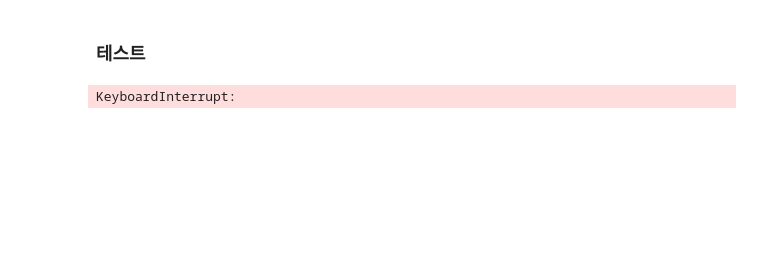
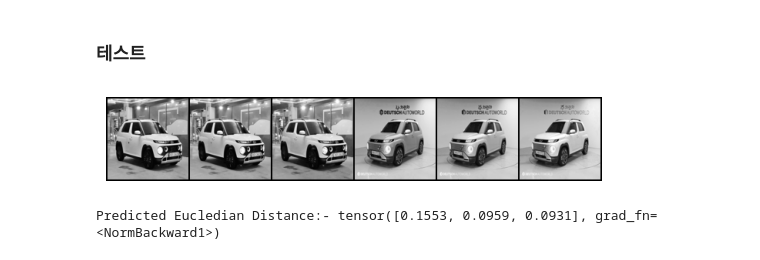
Before and after one commit to seanny3/2023-SW-IAC, a Jupyter notebook: ShortTerm-Internship/project/siamese_net/test.ipynb, the cells around one changed output. Saved outputs shown, nothing was run; the diff lists cells and outputs as text; code cells hidden in the pictures; blank space fills up the shorter version.

```diff
--- a/ShortTerm-Internship/project/siamese_net/test.ipynb
+++ b/ShortTerm-Internship/project/siamese_net/test.ipynb
@@ -217,37 +232,25 @@ for epoch in range(1, 20):
 # %% [markdown]
 ### 테스트
 # %%
-transform = transforms.Compose(
-    [transforms.Resize((105, 105)), transforms.ToTensor()]
-)
-test_dataset = ImageFolder("./database/test/", transform=transform)  # transform은 SiameseNetworkDataset에서 수행
-test_dataloader = SiameseNetworkDataset(imageFolderDataset=test_dataset, transform=transform)
-
 model = SiameseNetwork()
 model.load_state_dict(torch.load("best.pt"))
 model.eval()  # Set the model to evaluation mode
+device = torch.device('cpu')
 
-print(test_dataloader[0])
-count = 0
-for i, data in tqdm(enumerate(test_dataloader,0), total=len(test_dataloader)):
-    x0, x1, label = data
-    img0 = torch.unsqueeze(img0, 1)  # Add channel dimension
-    img1 = torch.unsqueeze(img1, 1)  # Add channel dimension
-    concat = torch.cat((x0, x1), 0)
-    output1, output2 = model(x0.to(device), x1.to(device))
+totensor = transforms.ToTensor()
 
-    eucledian_distance = F.pairwise_distance(output1, output2)
+x0 = totensor(Image.open('./database/test/hyundai+casper/test.jpg').resize((105, 105)))
+x1 = totensor(Image.open('./database/test/hyundai+casper/test2.jpg').resize((105, 105)))
 
-    if label == torch.FloatTensor([[0]]):
-        label = "Original Pair Of Signature"
-    else:
-        label = "Forged Pair Of Signature"
+x0 = torch.unsqueeze(x0, 1)  # Add channel dimension
+x1 = torch.unsqueeze(x1, 1)  # Add channel dimension
+output1, output2 = model(x0.to(device), x1.to(device))
 
-    imshow(torchvision.utils.make_grid(concat))
-    print("Predicted Eucledian Distance:-", eucledian_distance.item())
-    print("Actual Label:-", label)
-    count = count + 1
-    if count == 10:
-        break
+eucledian_distance = F.pairwise_distance(output1, output2)
+
+concat = torch.cat((x0, x1), 0)
+imshow(torchvision.utils.make_grid(concat))
+print("Predicted Eucledian Distance:-", eucledian_distance)
 # %% [output]
+[figure, added]
-KeyboardInterrupt:
+Predicted Eucledian Distance:- tensor([0.1553, 0.0959, 0.0931], grad_fn=<NormBackward1>)
```
Also changed, not shown: parts of 2 cells of this notebook, 2 other files.
